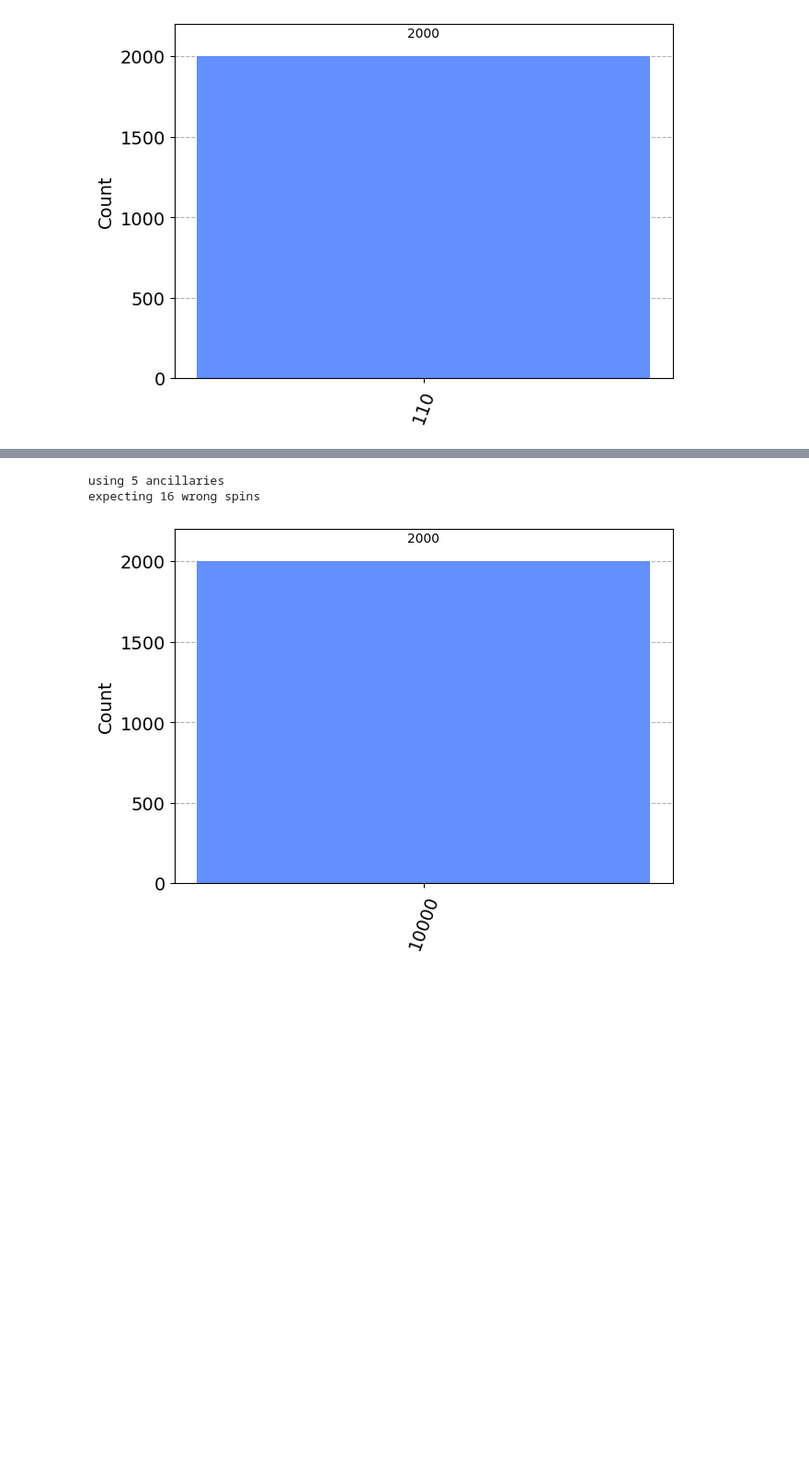
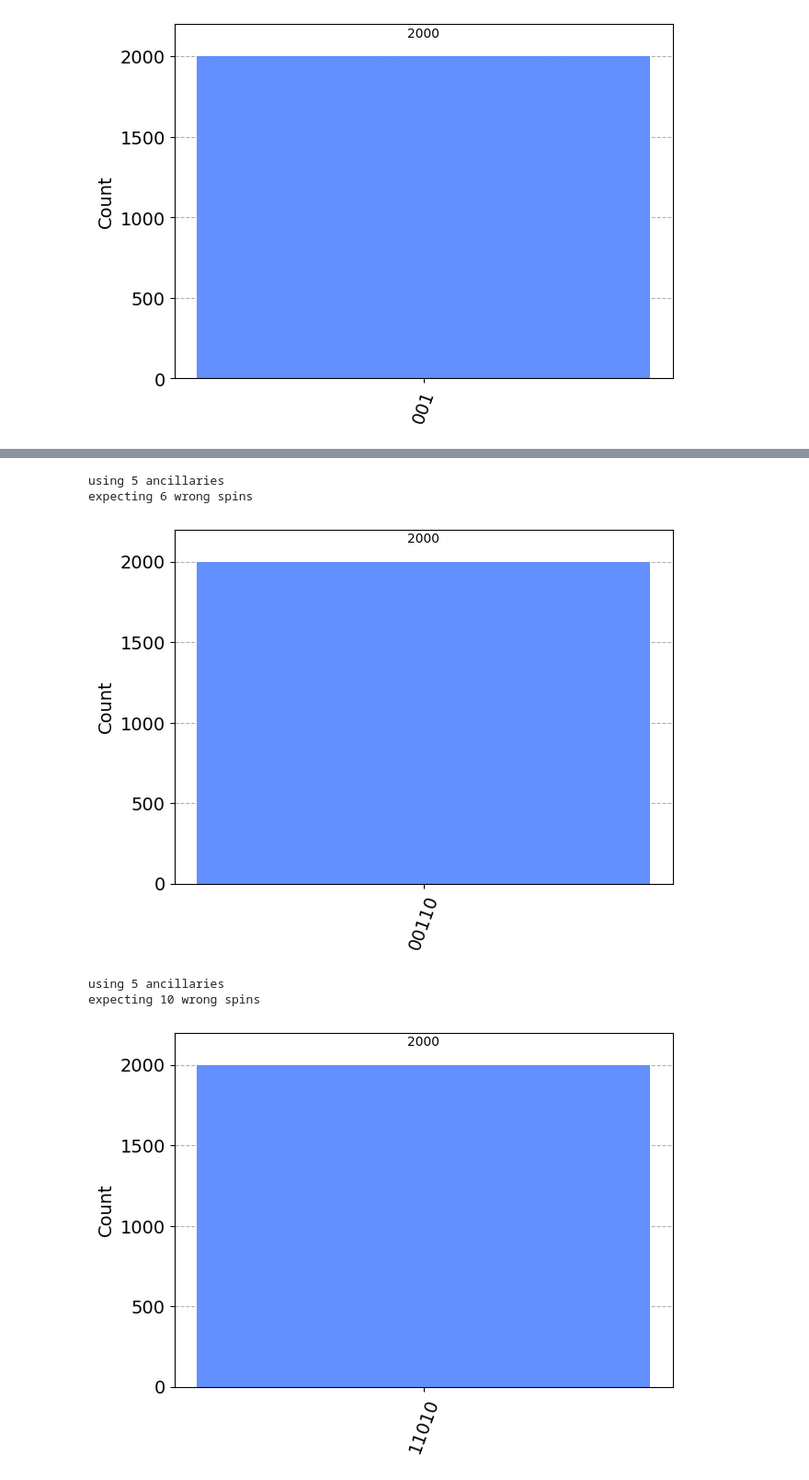
Before and after one commit to baronefr/perceptron-dqa, a Jupyter notebook: circ-dqa.ipynb, the cells around one changed output, grey strips where cells are left out. Shown at 92% size. Saved outputs shown, nothing was run; the diff lists cells and outputs as text; code cells hidden in the pictures; blank space fills up the shorter version.

Commit message:
test circuit with n=8

```diff
--- a/circ-dqa.ipynb
+++ b/circ-dqa.ipynb
@@ -215,8 +222,8 @@ expecting 8 wrong spins
 [figure]
 # %%
-qq = circuit_heaviside( data_qubits = 16,
-    data =       np.array([1,0,0,0,1,1,0,0,0,0,1,0,0,0,0,1]),
-    init_flips = np.array([0,1,1,1,0,0,1,1,1,1,0,1,1,1,1,0])
+qq = circuit_heaviside( data_qubits = 10,
+    data =       np.array([1,0,1,0,1,1,0,0,0,0]),
+    init_flips = np.array([0,0,1,0,0,1,1,1,1,1])
 )
 
 aer_sim = Aer.get_backend('aer_simulator')
@@ -225,5 +232,21 @@ answer = aer_sim.run(qobj).result().get_counts()
 plot_histogram(answer)
 # %% [output]
 using 5 ancillaries
-expecting 16 wrong spins
+expecting 6 wrong spins
 [figure]
+# %%
+# all wrong spins
+
+qq = circuit_heaviside( data_qubits = 10,
+    data =       np.array([1,0,0,0,1,1,0,0,0,0]),
+    init_flips = np.array([0,1,1,1,0,0,1,1,1,1])
+)
+
+aer_sim = Aer.get_backend('aer_simulator')
+qobj = assemble(transpile(qq, aer_sim), shots=2000)
+answer = aer_sim.run(qobj).result().get_counts()
+plot_histogram(answer)
+# %% [output]
+using 5 ancillaries
+expecting 10 wrong spins
+[figure, added]
```
Also changed, not shown: parts of 11 cells of this notebook.
